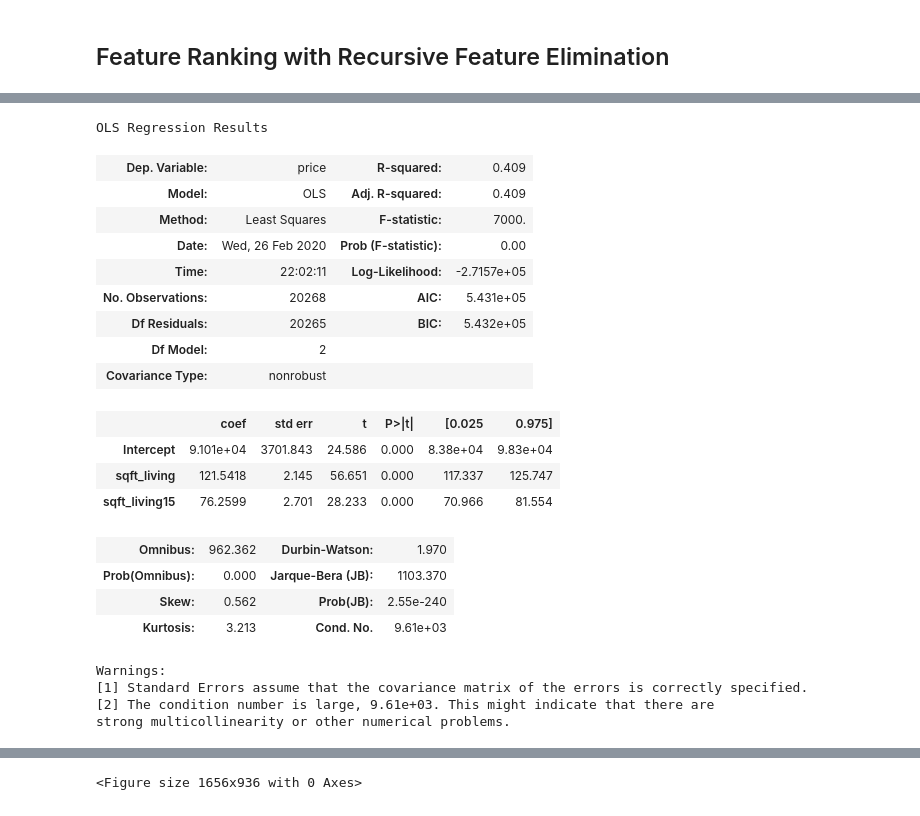
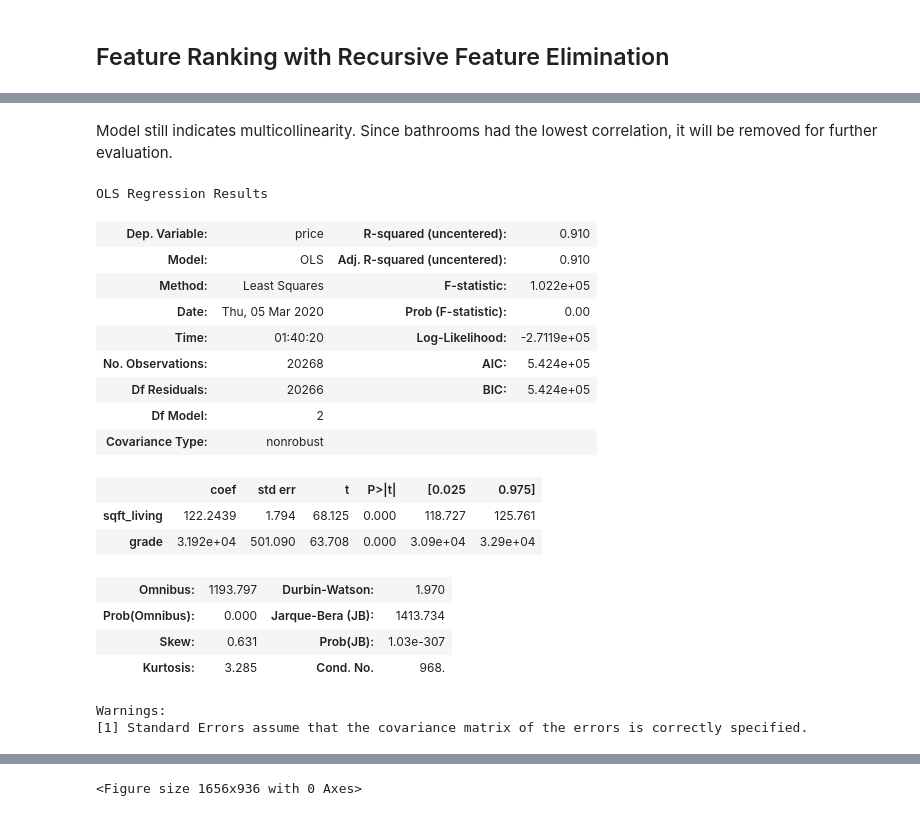
Before and after one commit to shirlwilliams/dsc-mod-2-project-v2-1-online-ds-ft-120919, a Jupyter notebook: Notebooks and Datasets/5Modeline.ipynb, the cells around one changed output, grey strips where cells are left out. Saved outputs shown, nothing was run; the diff lists cells and outputs as text; code cells hidden in the pictures.

```diff
--- a/Notebooks and Datasets/5Modeline.ipynb
+++ b/Notebooks and Datasets/5Modeline.ipynb
@@ -20,6 +21,6 @@ plt.style.use('seaborn-colorblind')
 # %%
 # Read in cleaned Kings County file
 df = pd.read_csv("cleaned_kings.csv")
-df = df.drop(columns=['Unnamed: 0', 'Unnamed: 0.1'])
+df = df.drop(columns=['Unnamed: 0', 'Unnamed: 0.1', 'Unnamed: 0.1.1'])
 df.head()
 # %% [output]
@@ -33,5 +34,3 @@ df.head()
-# %%
-df = df.drop(columns='Unnamed: 0.1.1')
 # %% [markdown]
 ## Evaluate outliers
 It seems there are very few highly priced homes that would negatively impact a prediction model. Let's take out the top priced homes for a representative model. According to the box plot below we have significant outliers.
@@ -866,28 +889,29 @@ resulting features:
+# %% [markdown]
+Model still indicates multicollinearity. Since bathrooms had the lowest correlation, it will be removed for further evaluation.
 # %%
-# Model with new values
-formula_str = 'price ~ sqft_living + sqft_living15'
-res = ols(formula=formula_str, data=data).fit()
+# Model with indicated features
+X = data[['sqft_living', 'grade']]
+y = data.price
+ols = sm.OLS(y, X)
+res = ols.fit()
 res.summary()
 # %% [output]
 OLS Regression Results
-| Dep. Variable: | price | R-squared: | 0.409 |
-| Model: | OLS | Adj. R-squared: | 0.409 |
-| Method: | Least Squares | F-statistic: | 7000. |
-| Date: | Wed, 26 Feb 2020 | Prob (F-statistic): | 0.00 |
-| Time: | 22:02:11 | Log-Likelihood: | -2.7157e+05 |
-| No. Observations: | 20268 | AIC: | 5.431e+05 |
-| Df Residuals: | 20265 | BIC: | 5.432e+05 |
+| Dep. Variable: | price | R-squared (uncentered): | 0.910 |
+| Model: | OLS | Adj. R-squared (uncentered): | 0.910 |
+| Method: | Least Squares | F-statistic: | 1.022e+05 |
+| Date: | Thu, 05 Mar 2020 | Prob (F-statistic): | 0.00 |
+| Time: | 01:40:20 | Log-Likelihood: | -2.7119e+05 |
+| No. Observations: | 20268 | AIC: | 5.424e+05 |
+| Df Residuals: | 20266 | BIC: | 5.424e+05 |
 | Df Model: | 2 |  |  |
 | Covariance Type: | nonrobust |  |  |
 |  | coef | std err | t | P>|t| | [0.025 | 0.975] |
-| Intercept | 9.101e+04 | 3701.843 | 24.586 | 0.000 | 8.38e+04 | 9.83e+04 |
-| sqft_living | 121.5418 | 2.145 | 56.651 | 0.000 | 117.337 | 125.747 |
-| sqft_living15 | 76.2599 | 2.701 | 28.233 | 0.000 | 70.966 | 81.554 |
+| sqft_living | 122.2439 | 1.794 | 68.125 | 0.000 | 118.727 | 125.761 |
+| grade | 3.192e+04 | 501.090 | 63.708 | 0.000 | 3.09e+04 | 3.29e+04 |
-| Omnibus: | 962.362 | Durbin-Watson: | 1.970 |
-| Prob(Omnibus): | 0.000 | Jarque-Bera (JB): | 1103.370 |
-| Skew: | 0.562 | Prob(JB): | 2.55e-240 |
-| Kurtosis: | 3.213 | Cond. No. | 9.61e+03 |
+| Omnibus: | 1193.797 | Durbin-Watson: | 1.970 |
+| Prob(Omnibus): | 0.000 | Jarque-Bera (JB): | 1413.734 |
+| Skew: | 0.631 | Prob(JB): | 1.03e-307 |
+| Kurtosis: | 3.285 | Cond. No. | 968. |
 Warnings:
 [1] Standard Errors assume that the covariance matrix of the errors is correctly specified.
-[2] The condition number is large, 9.61e+03. This might indicate that there are
-strong multicollinearity or other numerical problems.
```
Also changed, not shown: parts of 28 cells of this notebook.
